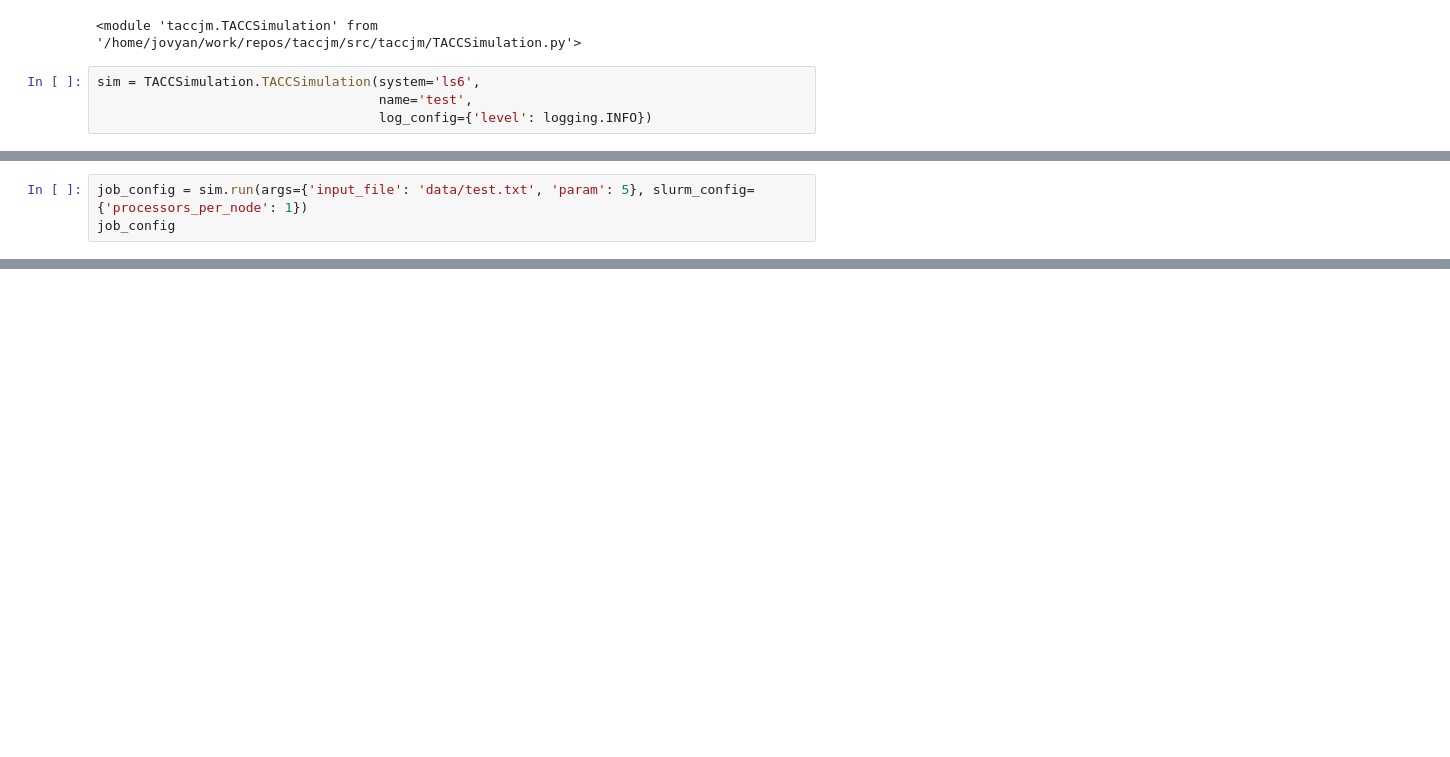
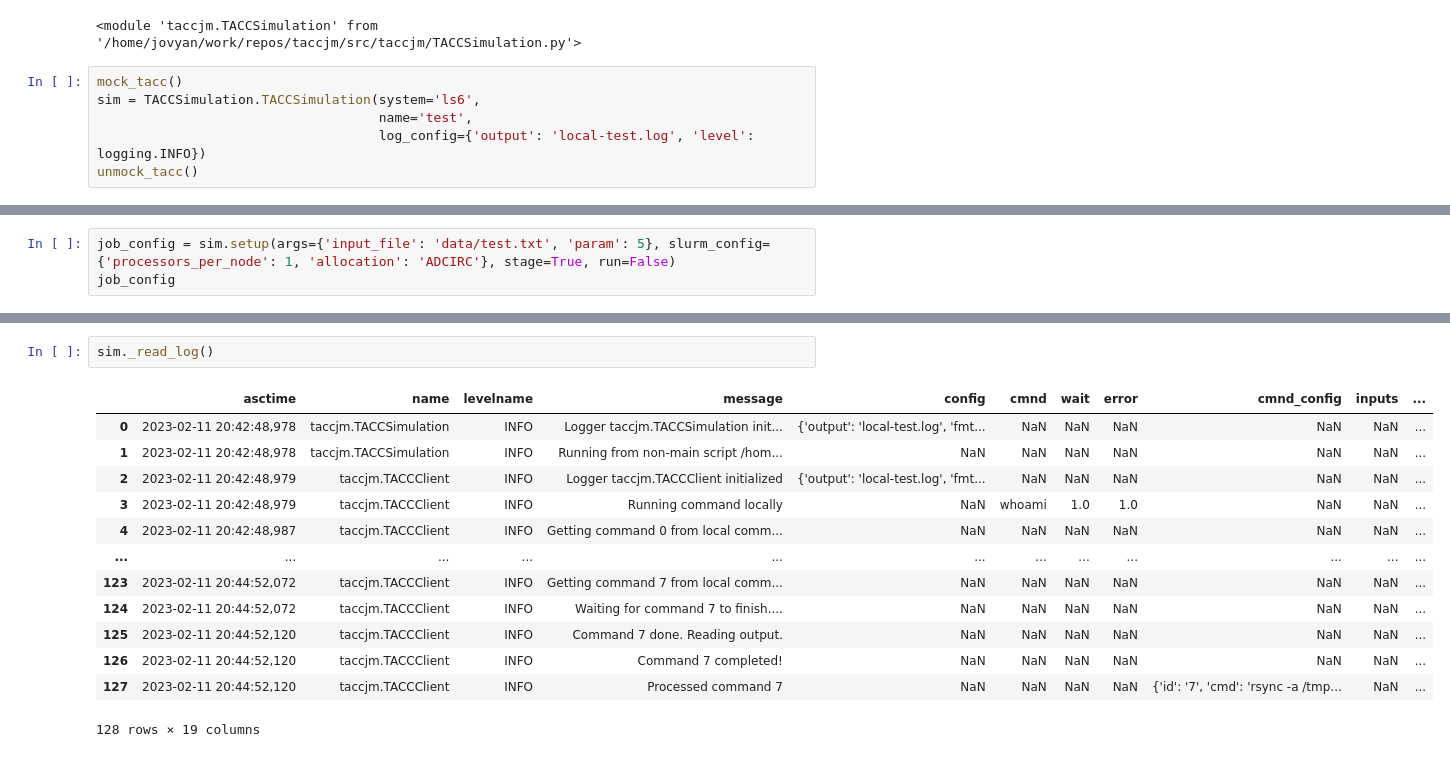
Before and after one commit to cdelcastillo21/taccjm, a Jupyter notebook: notebooks/Tutorial.ipynb, the cells around one changed output, grey strips where cells are left out. Saved outputs shown, nothing was run; the diff lists cells and outputs as text; blank space fills up the shorter version.

Commit message:
:construction: work on TACCSimulation base class.

```diff
--- a/notebooks/Tutorial.ipynb
+++ b/notebooks/Tutorial.ipynb
@@ -938,6 +1086,8 @@ importlib.reload(TACCSimulation)
 # %% [output]
 <module 'taccjm.TACCSimulation' from '/home/jovyan/work/repos/taccjm/src/taccjm/TACCSimulation.py'>
 # %%
+mock_tacc()
 sim = TACCSimulation.TACCSimulation(system='ls6',
                                     name='test',
-                                    log_config={'level': logging.INFO})
+                                    log_config={'output': 'local-test.log', 'level': logging.INFO})
+unmock_tacc()
@@ -964,4 +1094,4 @@ sim.client.get_allocations()
 # %%
-job_config = sim.run(args={'input_file': 'data/test.txt', 'param': 5}, slurm_config={'processors_per_node': 1})
+job_config = sim.setup(args={'input_file': 'data/test.txt', 'param': 5}, slurm_config={'processors_per_node': 1, 'allocation': 'ADCIRC'}, stage=True, run=False)
 job_config
 # %% [output]
@@ -998 +1111,17 @@ job_config
+# %%
+sim._read_log()
+# %% [output]
+|  | asctime | name | levelname | message | config | cmnd | wait | error | cmnd_config | inputs | ... |
+| 0 | 2023-02-11 20:42:48,978 | taccjm.TACCSimulation | INFO | Logger taccjm.TACCSimulation init... | {'output': 'local-test.log', 'fmt... | NaN | NaN | NaN | NaN | NaN | ... |
+| 1 | 2023-02-11 20:42:48,978 | taccjm.TACCSimulation | INFO | Running from non-main script /hom... | NaN | NaN | NaN | NaN | NaN | NaN | ... |
+| 2 | 2023-02-11 20:42:48,979 | taccjm.TACCClient | INFO | Logger taccjm.TACCClient initialized | {'output': 'local-test.log', 'fmt... | NaN | NaN | NaN | NaN | NaN | ... |
+| 3 | 2023-02-11 20:42:48,979 | taccjm.TACCClient | INFO | Running command locally | NaN | whoami | 1.0 | 1.0 | NaN | NaN | ... |
+| 4 | 2023-02-11 20:42:48,987 | taccjm.TACCClient | INFO | Getting command 0 from local comm... | NaN | NaN | NaN | NaN | NaN | NaN | ... |
+| ... | ... | ... | ... | ... | ... | ... | ... | ... | ... | ... | ... |
+| 123 | 2023-02-11 20:44:52,072 | taccjm.TACCClient | INFO | Getting command 7 from local comm... | NaN | NaN | NaN | NaN | NaN | NaN | ... |
+| 124 | 2023-02-11 20:44:52,072 | taccjm.TACCClient | INFO | Waiting for command 7 to finish.... | NaN | NaN | NaN | NaN | NaN | NaN | ... |
+| 125 | 2023-02-11 20:44:52,120 | taccjm.TACCClient | INFO | Command 7 done. Reading output. | NaN | NaN | NaN | NaN | NaN | NaN | ... |
+| 126 | 2023-02-11 20:44:52,120 | taccjm.TACCClient | INFO | Command 7 completed! | NaN | NaN | NaN | NaN | NaN | NaN | ... |
+| 127 | 2023-02-11 20:44:52,120 | taccjm.TACCClient | INFO | Processed command 7 | NaN | NaN | NaN | NaN | {'id': '7', 'cmd': 'rsync -a /tmp... | NaN | ... |
+128 rows × 19 columns
 # %%
```
Also changed, not shown: parts of 43 cells of this notebook, 8 other files.
